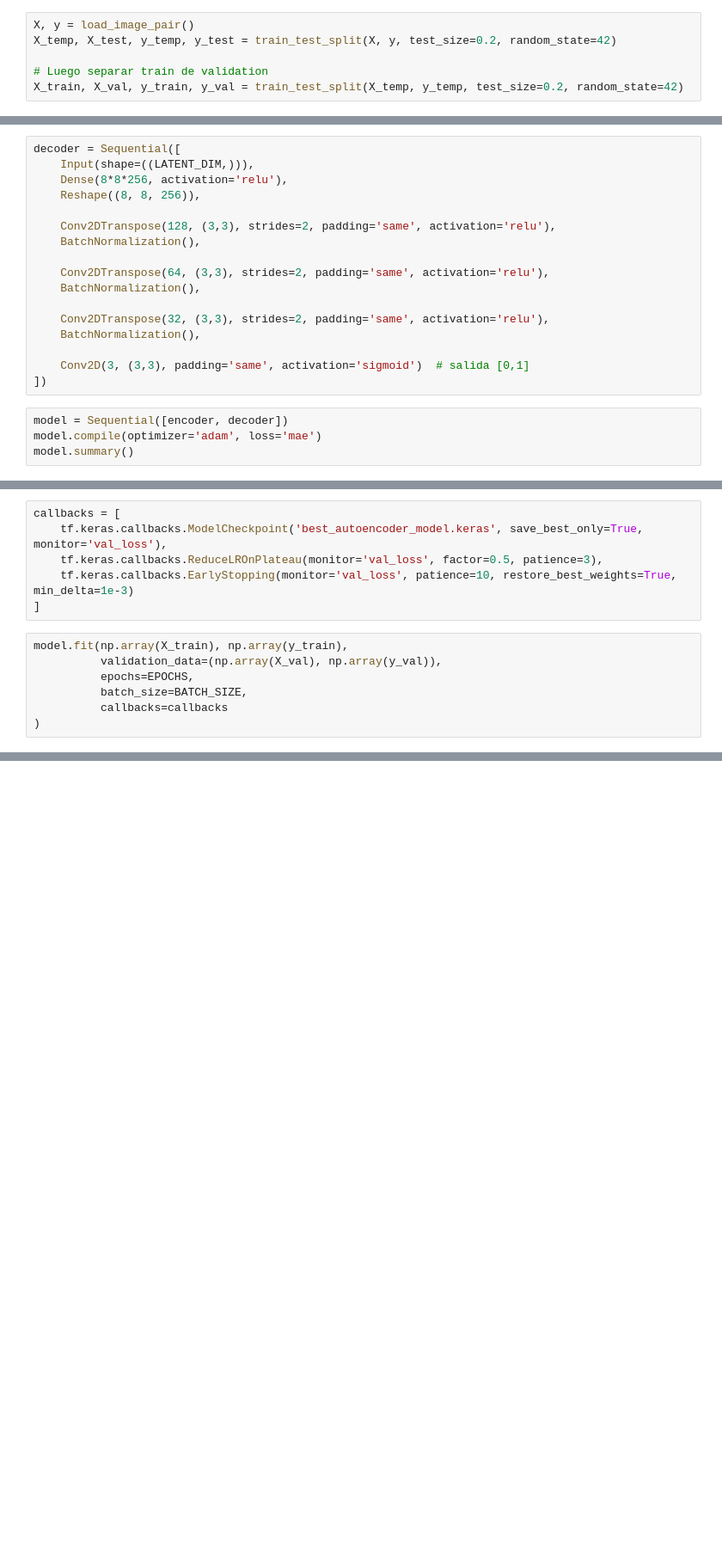
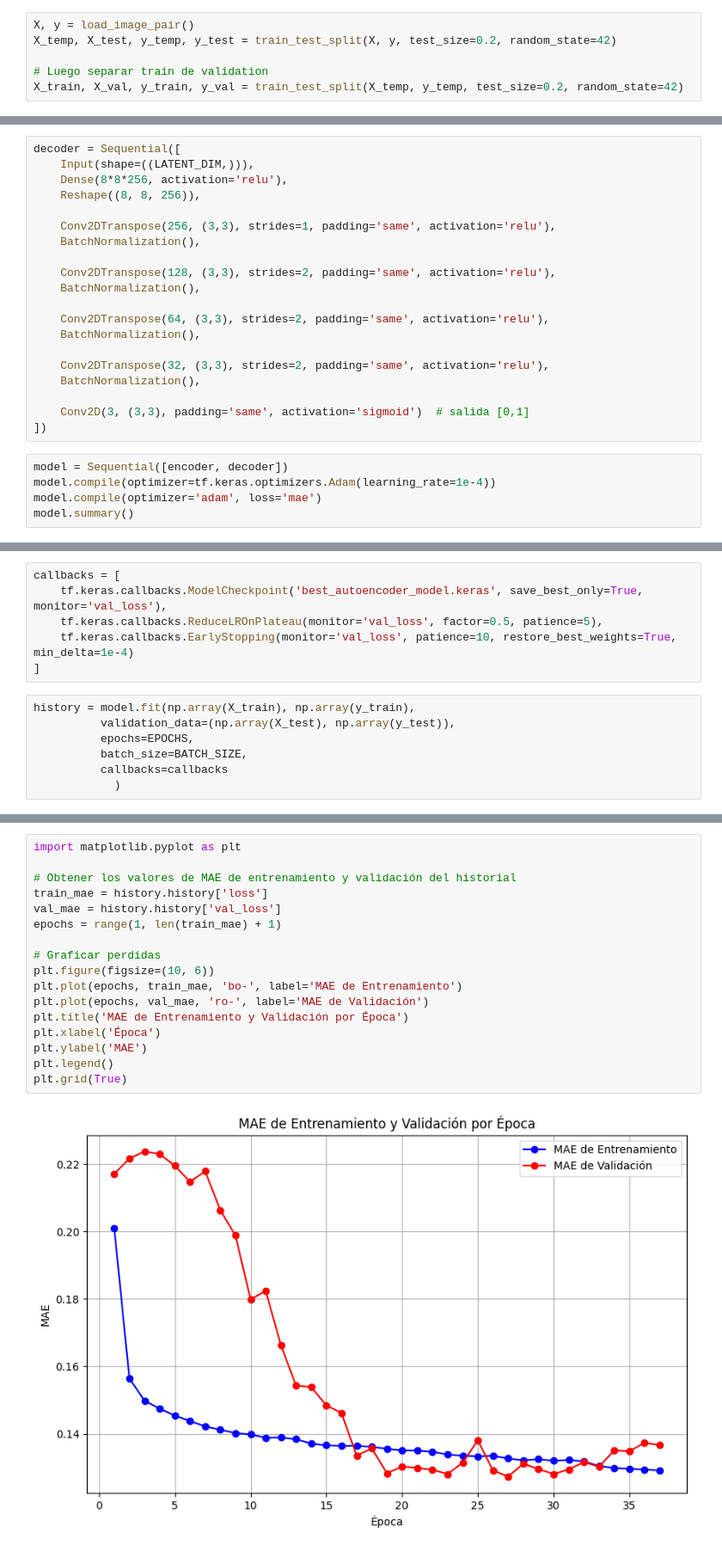
Before and after one commit to Krlos7121/Advanced_AI_for_Data_Science_Autoencoder, a Jupyter notebook: modelo.ipynb, the cells around one changed output, grey strips where cells are left out. Shown at 86% size. Saved outputs shown, nothing was run; the diff lists cells and outputs as text; blank space fills up the shorter version.

Commit message:
Add paper, update model

```diff
--- a/modelo.ipynb
+++ b/modelo.ipynb
@@ -93,6 +82,9 @@ decoder = Sequential([
     Input(shape=((LATENT_DIM,))),
     Dense(8*8*256, activation='relu'),
     Reshape((8, 8, 256)),
+
+    Conv2DTranspose(256, (3,3), strides=1, padding='same', activation='relu'),
+    BatchNormalization(),
 
     Conv2DTranspose(128, (3,3), strides=2, padding='same', activation='relu'),
     BatchNormalization(),
@@ -107,6 +99,7 @@ decoder = Sequential([
 ])
 # %%
 model = Sequential([encoder, decoder])
+model.compile(optimizer=tf.keras.optimizers.Adam(learning_rate=1e-4))
 model.compile(optimizer='adam', loss='mae')
 model.summary()
 # %% [output]
@@ -124,14 +117,14 @@ Model: "sequential_2"
 # %%
 callbacks = [
     tf.keras.callbacks.ModelCheckpoint('best_autoencoder_model.keras', save_best_only=True, monitor='val_loss'),
-    tf.keras.callbacks.ReduceLROnPlateau(monitor='val_loss', factor=0.5, patience=3),
-    tf.keras.callbacks.EarlyStopping(monitor='val_loss', patience=10, restore_best_weights=True, min_delta=1e-3)
+    tf.keras.callbacks.ReduceLROnPlateau(monitor='val_loss', factor=0.5, patience=5),
+    tf.keras.callbacks.EarlyStopping(monitor='val_loss', patience=10, restore_best_weights=True, min_delta=1e-4)
 ]
 # %%
-model.fit(np.array(X_train), np.array(y_train),
-          validation_data=(np.array(X_val), np.array(y_val)),
+history = model.fit(np.array(X_train), np.array(y_train),
+          validation_data=(np.array(X_test), np.array(y_test)),
           epochs=EPOCHS,
           batch_size=BATCH_SIZE,
           callbacks=callbacks
-)
+            )
 # %% [output]
@@ -155,0 +148,19 @@ Epoch 27/200
+# %%
+import matplotlib.pyplot as plt
+
+# Obtener los valores de MAE de entrenamiento y validación del historial
+train_mae = history.history['loss']
+val_mae = history.history['val_loss']
+epochs = range(1, len(train_mae) + 1)
+
+# Graficar perdidas
+plt.figure(figsize=(10, 6))
+plt.plot(epochs, train_mae, 'bo-', label='MAE de Entrenamiento')
+plt.plot(epochs, val_mae, 'ro-', label='MAE de Validación')
+plt.title('MAE de Entrenamiento y Validación por Época')
+plt.xlabel('Época')
+plt.ylabel('MAE')
+plt.legend()
+plt.grid(True)
+# %% [output]
+[figure, added]
```
Also changed, not shown: parts of 7 cells of this notebook, 1 other file.
